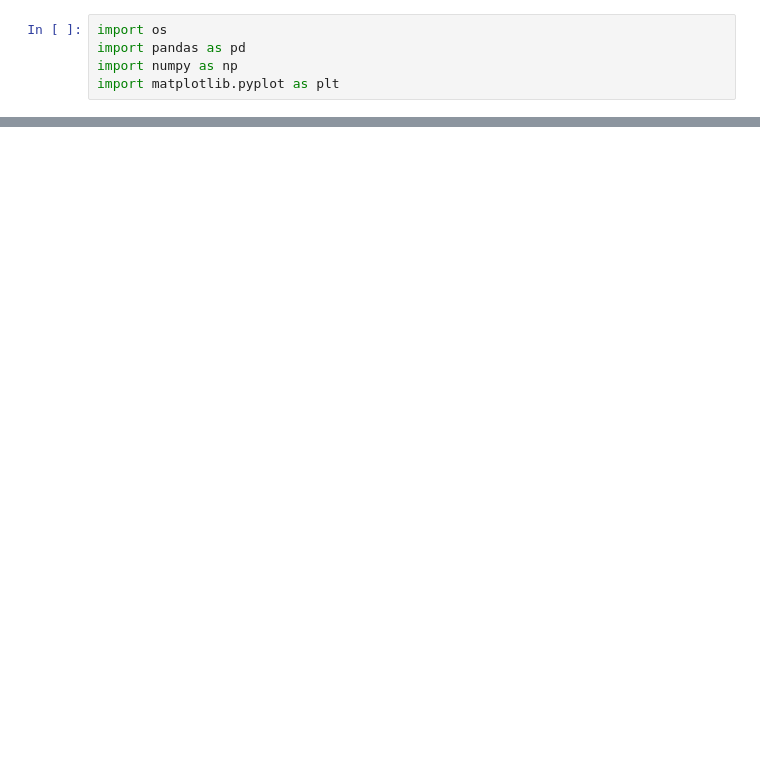
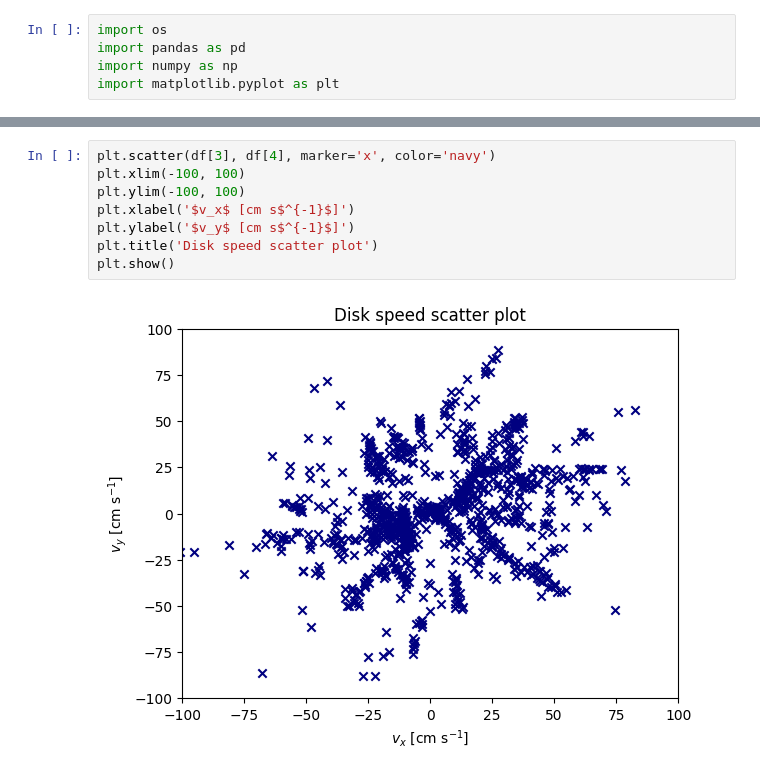
Before and after one commit to willidu/TFY4165, a Jupyter notebook: numeric2/numeric2.ipynb, the cells around one changed output, grey strips where cells are left out. Drawn from its saved outputs; the diff is of its cells as text; blank space fills up the shorter version.

```diff
--- a/numeric2/numeric2.ipynb
+++ b/numeric2/numeric2.ipynb
@@ -26,0 +43,10 @@ plt.show()
+# %%
+plt.scatter(df[3], df[4], marker='x', color='navy')
+plt.xlim(-100, 100)
+plt.ylim(-100, 100)
+plt.xlabel('$v_x$ [cm s$^{-1}$]')
+plt.ylabel('$v_y$ [cm s$^{-1}$]')
+plt.title('Disk speed scatter plot')
+plt.show()
+# %% [output]
+[figure, added]
```
Also changed, not shown: parts of 5 cells of this notebook.
